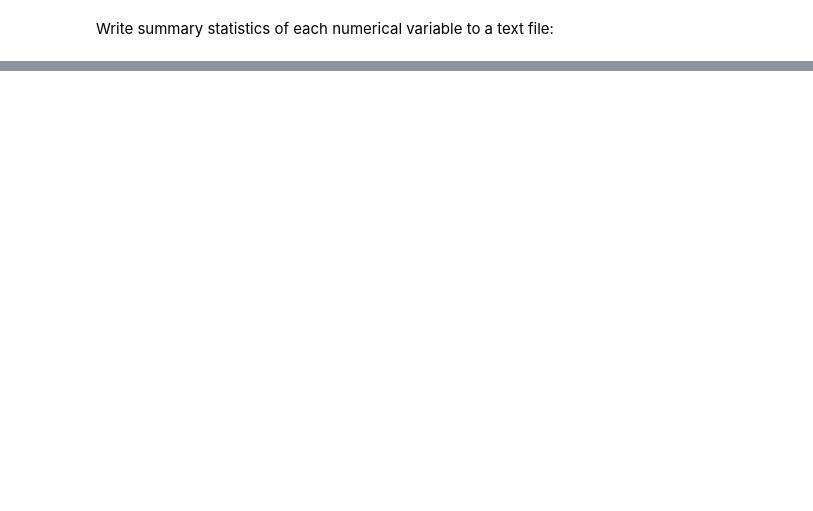
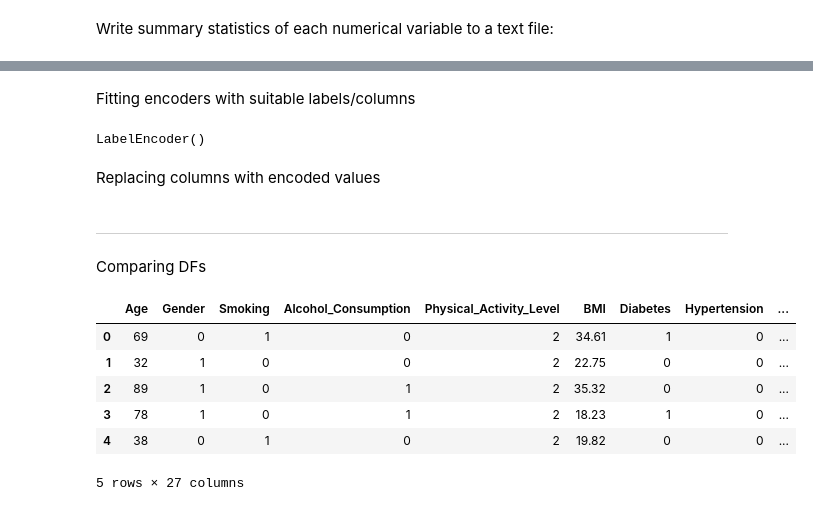
Before and after one commit to iTzOutmind/arduino-xgboost, a Jupyter notebook: csvToDM_explore.ipynb, the cells around one changed output, grey strips where cells are left out. Cells and saved outputs as stored; diff of their text form; code cells hidden in the pictures; blank space fills up the shorter version.

```diff
--- a/csvToDM_explore.ipynb
+++ b/csvToDM_explore.ipynb
@@ -8,6 +8,8 @@ from xgboost import DMatrix, train
 Importiere den Datensatz:
 # %%
 heartattack = pd.read_csv('datasets/heart_attack_risk_dataset.csv')
+heartattack_all_LE = pd.read_csv('datasets/heart_attack_risk_dataset.csv')
+heartattack_LE_OHE = pd.read_csv('datasets/heart_attack_risk_dataset.csv')
 # %% [markdown]
 Gebe den Namen und den Datentypen jeder Spalte aus dem DF wieder:
 # %%
@@ -68,0 +186,52 @@ with open(filename, "w") as file:
+# %% [markdown]
+Fitting encoders with suitable labels/columns
+# %%
+leGender.fit(heartattack_all_LE["Gender"])
+leHML.fit(heartattack_all_LE["Physical_Activity_Level"])
+leChestPain.fit(heartattack_all_LE["Chest_Pain_Type"])
+leThalassemia.fit(heartattack_all_LE["Thalassemia"])
+leECG.fit(heartattack_all_LE["ECG_Results"])
+
+# oheChestPain.fit(heartattack["Chest_Pain_Type.tolist()"])
+# oheThalassemia.fit(heartattack_all_LE["Thalassemia"])
+# oheECG.fit(heartattack_all_LE["ECG_Results"])
+# %% [output]
+LabelEncoder()
+# %% [markdown]
+Replacing columns with encoded values
+# %%
+heartattack_all_LE["Gender"] = leGender.transform(heartattack_all_LE["Gender"])
+heartattack_all_LE["Physical_Activity_Level"] = leHML.transform(heartattack_all_LE["Physical_Activity_Level"])
+heartattack_all_LE["Stress_Level"] = leHML.transform(heartattack_all_LE["Stress_Level"])
+heartattack_all_LE["Heart_Attack_Risk"] = leHML.transform(heartattack_all_LE["Heart_Attack_Risk"])
+heartattack_all_LE["Chest_Pain_Type"] = leChestPain.transform(heartattack_all_LE["Chest_Pain_Type"])
+heartattack_all_LE["Thalassemia"] = leThalassemia.transform(heartattack_all_LE["Thalassemia"])
+heartattack_all_LE["ECG_Results"] = leECG.transform(heartattack_all_LE["ECG_Results"])
+
+
+heartattack_LE_OHE["Gender"] = leGender.transform(heartattack_LE_OHE["Gender"])
+heartattack_LE_OHE["Physical_Activity_Level"] = leHML.transform(heartattack_LE_OHE["Physical_Activity_Level"])
+heartattack_LE_OHE["Stress_Level"] = leHML.transform(heartattack_LE_OHE["Stress_Level"])
+heartattack_LE_OHE["Heart_Attack_Risk"] = leHML.transform(heartattack_LE_OHE["Heart_Attack_Risk"])
+
+heartattack_LE_OHE = heartattack_LE_OHE.join(pd.get_dummies(heartattack_LE_OHE["Chest_Pain_Type"], prefix="CPT", dtype=int))
+heartattack_LE_OHE = heartattack_LE_OHE.drop(columns=["Chest_Pain_Type"])
+
+heartattack_LE_OHE = heartattack_LE_OHE.join(pd.get_dummies(heartattack_LE_OHE["Thalassemia"], prefix="T", dtype=int))
+heartattack_LE_OHE = heartattack_LE_OHE.drop(columns=["Thalassemia"])
+
+heartattack_LE_OHE = heartattack_LE_OHE.join(pd.get_dummies(heartattack_LE_OHE["ECG_Results"], prefix="ECG", dtype=int))
+heartattack_LE_OHE = heartattack_LE_OHE.drop(columns=["ECG_Results"])
+# %% [markdown]
+<hr>
+Comparing DFs
+# %%
+heartattack_LE_OHE.head()
+# %% [output]
+|  | Age | Gender | Smoking | Alcohol_Consumption | Physical_Activity_Level | BMI | Diabetes | Hypertension | ... |
+| 0 | 69 | 0 | 1 | 0 | 2 | 34.61 | 1 | 0 | ... |
+| 1 | 32 | 1 | 0 | 0 | 2 | 22.75 | 0 | 0 | ... |
+| 2 | 89 | 1 | 0 | 1 | 2 | 35.32 | 0 | 0 | ... |
+| 3 | 78 | 1 | 0 | 1 | 2 | 18.23 | 1 | 0 | ... |
+| 4 | 38 | 0 | 1 | 0 | 2 | 19.82 | 0 | 0 | ... |
+5 rows × 27 columns
```
Also changed, not shown: parts of 10 cells of this notebook.
